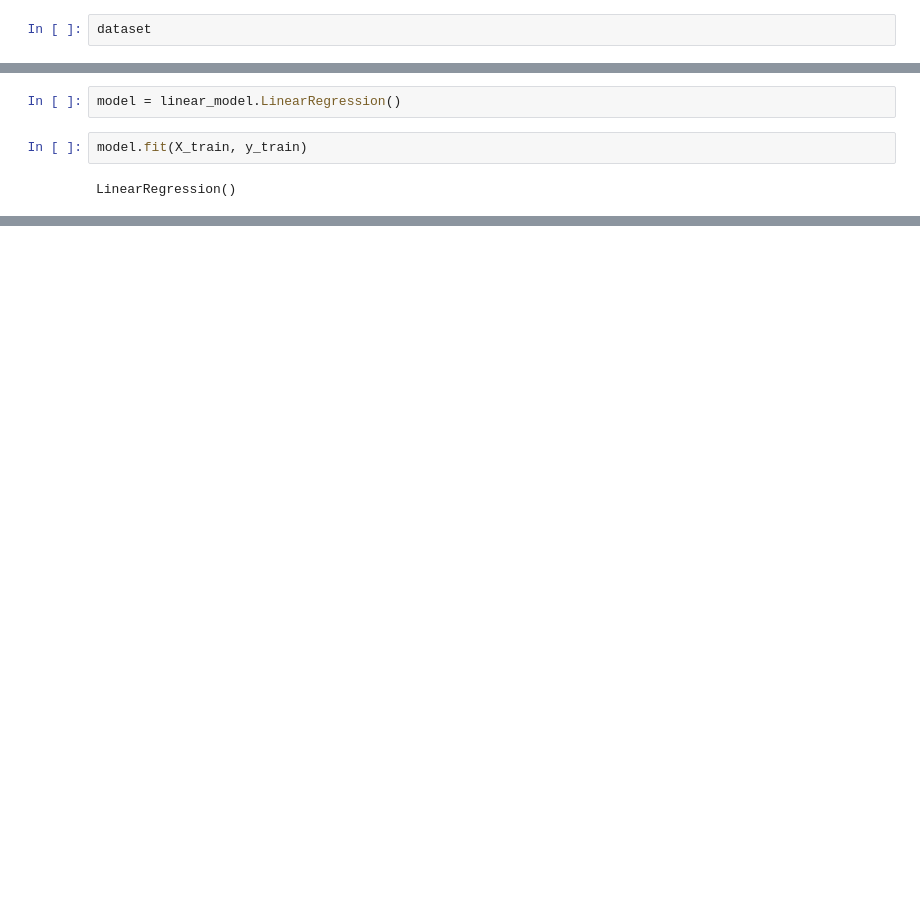
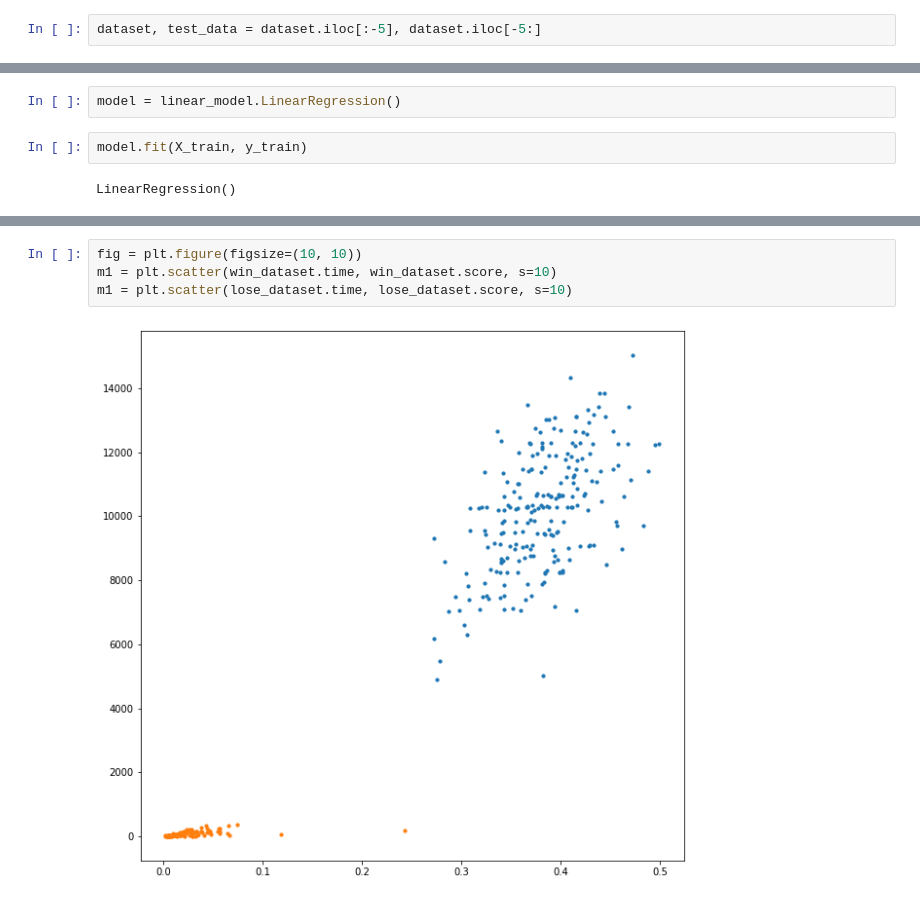
Before and after one commit to MedvedMichael/pacman, a Jupyter notebook: analysis/Linear Regression.ipynb, the cells around one changed output, grey strips where cells are left out. Cells and saved outputs as stored; diff of their text form; blank space fills up the shorter version.

Commit message:
Improved data analysis

```diff
--- a/analysis/Linear Regression.ipynb
+++ b/analysis/Linear Regression.ipynb
@@ -13,4 +14,4 @@ dataset = pd.read_csv('../output2.csv')[['win', 'time', 'score']]
 # %%
 dataset = dataset[dataset.time <= 0.5]
 # %%
-dataset
+dataset, test_data = dataset.iloc[:-5], dataset.iloc[-5:]
@@ -81,0 +72,6 @@ plt.plot(X, y_pred_line, color="black", linewidth=2, label="Prediction")
+# %%
+fig = plt.figure(figsize=(10, 10))
+m1 = plt.scatter(win_dataset.time, win_dataset.score, s=10)
+m1 = plt.scatter(lose_dataset.time, lose_dataset.score, s=10)
+# %% [output]
+[figure, added]
```
Also changed, not shown: parts of 22 cells of this notebook, 1 other file.
